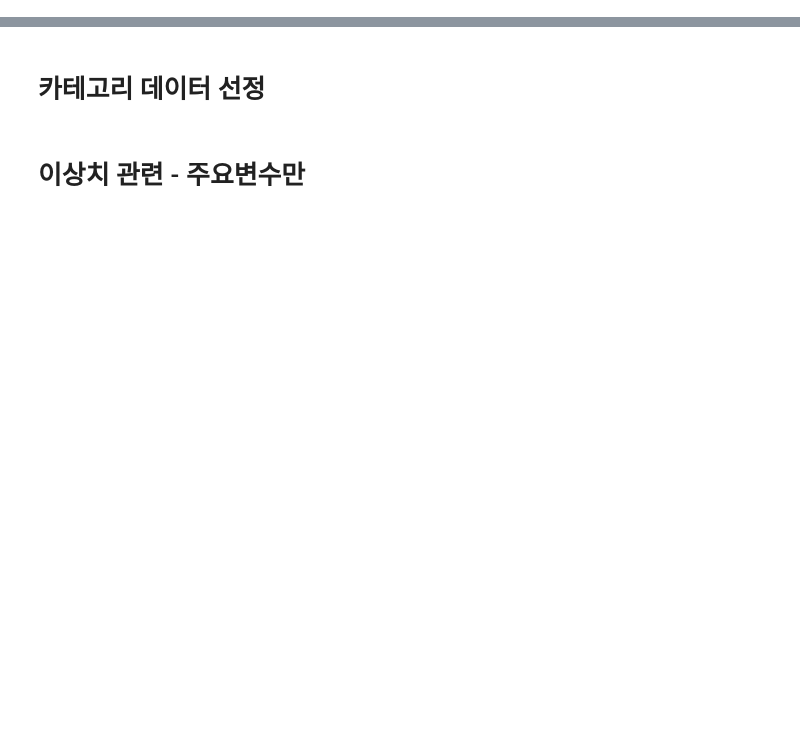
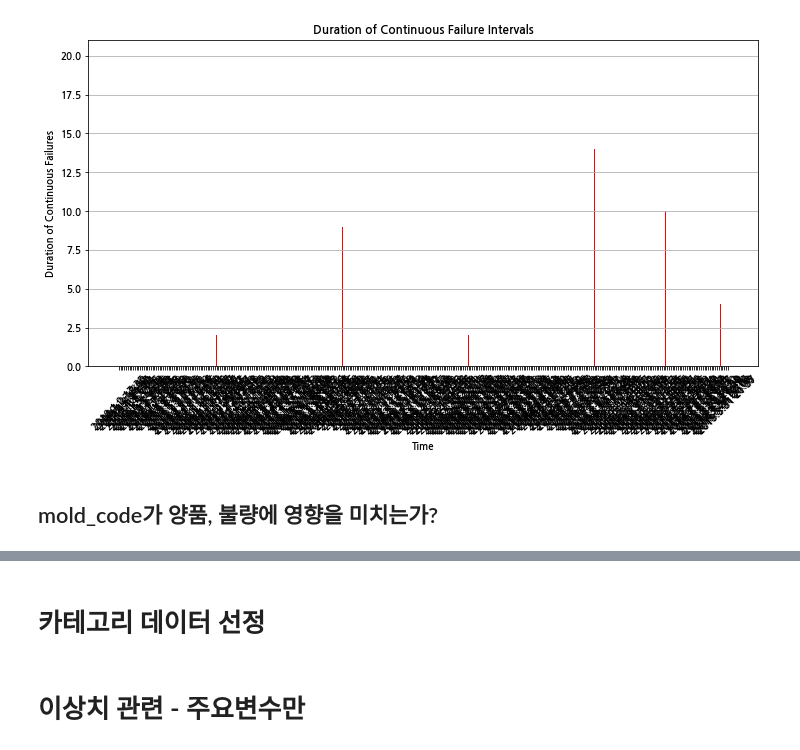
Before and after one commit to muk-jjang/2024_KAMP_casting_optimization_competition, a Jupyter notebook: EDA.ipynb, the cells around one changed output, grey strips where cells are left out. Cells and saved outputs as stored; diff of their text form; code cells hidden in the pictures; blank space fills up the shorter version.

```diff
--- a/EDA.ipynb
+++ b/EDA.ipynb
@@ -174,0 +146,13 @@ plt.show()
+# %%
+# 그룹 나누기 (값이 변경되는 위치에서 구분)
+df_origin['group'] = (df_origin['passorfail'] != df_origin['passorfail'].shift()).cumsum()
+
+# 연속된 불량 구간만 필터링하여 기간 측정
+fail_segments = df_origin[df_origin['passorfail'] == 1].groupby('group').agg(
+    start_time=('registration_time', 'first'),
+    end_time=('registration_time', 'last'),
+    duration=('registration_time', 'count')  # 연속된 구간의 길이
+).reset_index()
+
+# 연속된 구간 중 길이가 일정 수준 이상인 경우 필터링
+long_fail_segments = fail_segments[fail_segments['duration'] > 1]  # 연속된 구간이 2 이상인 경우
@@ -174,0 +251,18 @@ plt.show()
+# %%
+# 시각화를 위해 데이터 준비
+plt.figure(figsize=(12, 6))
+
+# duration을 y축으로 사용하여 막대 그래프 생성
+plt.bar(long_fail_segments['start_time'], long_fail_segments['duration'], color='red', width=0.01)
+
+# 타임스탬프 축 및 기타 설정
+plt.xlabel('Time')
+plt.ylabel('Duration of Continuous Failures')
+plt.title('Duration of Continuous Failure Intervals')
+plt.xticks(rotation=45)
+plt.grid(axis='y')
+plt.show()
+# %% [output]
+[figure, added]
+# %% [markdown]
+## mold_code가 양품, 불량에 영향을 미치는가?
```
Also changed, not shown: parts of 106 cells of this notebook.
